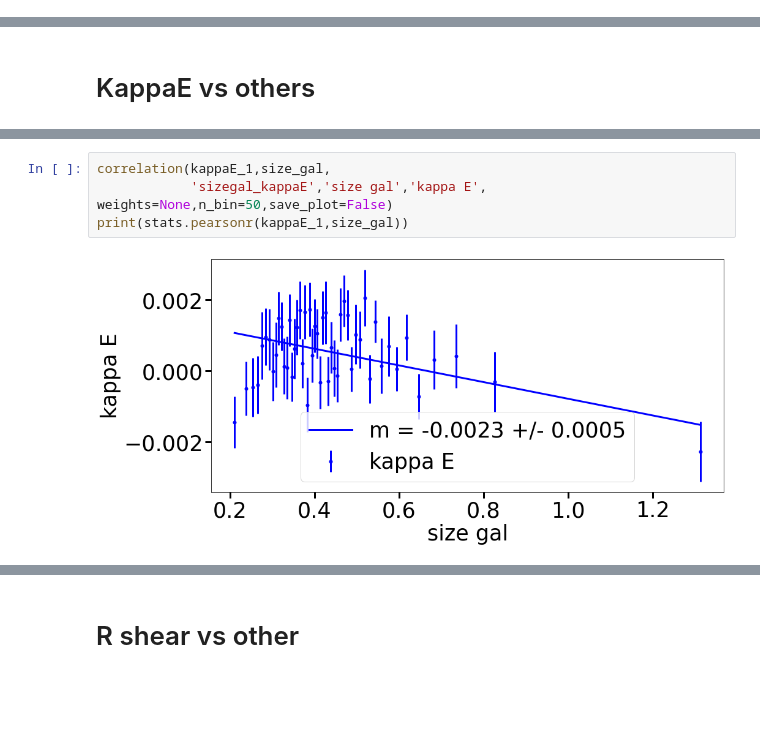
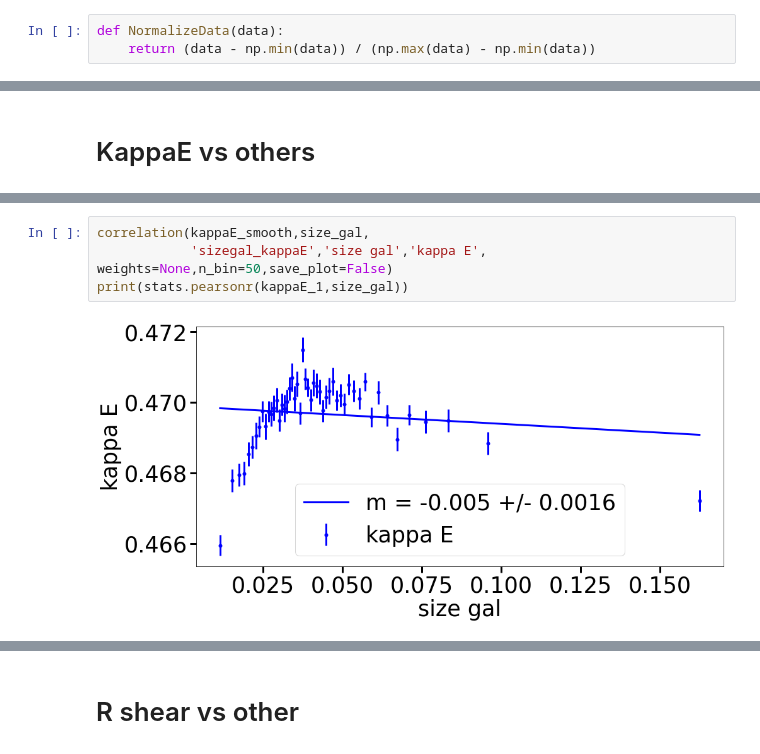
Before and after one commit to CosmoStat/sp_validation, a Jupyter notebook: notebooks/correlation.ipynb, the cells around one changed output, grey strips where cells are left out. Saved outputs shown, nothing was run; the diff lists cells and outputs as text; blank space fills up the shorter version.

```diff
--- a/notebooks/correlation.ipynb
+++ b/notebooks/correlation.ipynb
@@ -21,2 +21,5 @@ print(np.shape(dataset))
+# %%
+def NormalizeData(data):
+    return (data - np.min(data)) / (np.max(data) - np.min(data))
 # %%
 # Extract every parameters, some are from the catalogue and some are from the calibration at x square degree
@@ -318,6 +392,6 @@ print(stats.pearsonr(kappaE_1,module_psf))
 # %%
-correlation(kappaE_1,size_gal,
+correlation(kappaE_smooth,size_gal,
             'sizegal_kappaE','size gal','kappa E', weights=None,n_bin=50,save_plot=False)
 print(stats.pearsonr(kappaE_1,size_gal))
 # %% [output]
-[figure, old version]
+[figure, new version]
```
Also changed, not shown: parts of 80 cells of this notebook.
